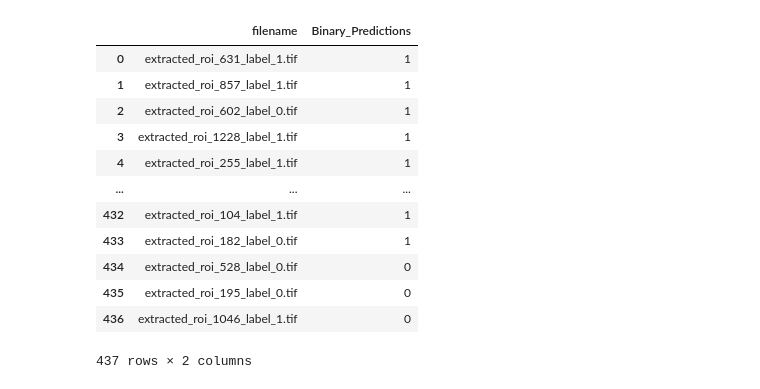
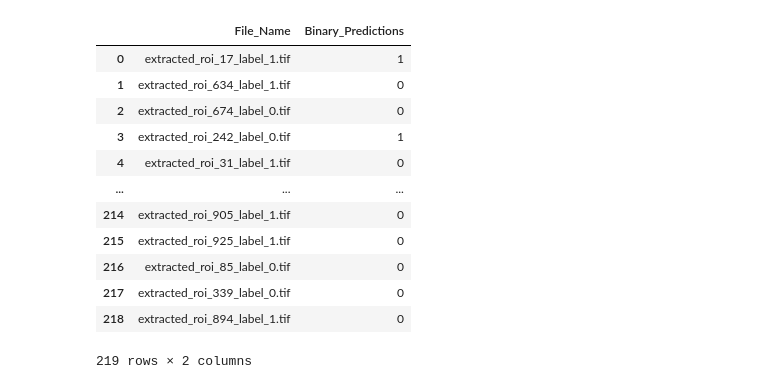
Before and after one commit to Dreyyyyy/IC, a Jupyter notebook: satelite/cnn.ipynb, the cells around one changed output. Cells and saved outputs as stored; diff of their text form; code cells hidden in the pictures.

Commit message:
cnn/convert_dataset updated

```diff
--- a/satelite/cnn.ipynb
+++ b/satelite/cnn.ipynb
@@ -172,4 +179,27 @@ Epoch 10/10
 # %%
+# Extract labels from file names
+test_labels = [int(file.split('_label_')[-1].split('.')[0]) for file in test_files]
+
+# Create DataFrame with file paths and labels
+test_df = pd.DataFrame({'File_Name': test_files, 'Label': test_labels})
+
+# Get list of all .tif files in the test folder
+test_image_files = [os.path.join(test, f) for f in os.listdir(test) if f.endswith('.tif')]
+
+# Prepare data for testing
+test_images = []
+for image_path in test_image_files:
+    img = tf.keras.preprocessing.image.load_img(image_path, target_size=(img_width, img_height))
+    img = tf.keras.preprocessing.image.img_to_array(img)
+    img = img / 255.0  # Normalize pixel values
+    test_images.append(img)
+
+# Convert the list of images to numpy array
+test_images = np.array(test_images)
+
+# Get predictions for the test data
+predictions = model.predict(test_images)
+
 # Define the file path where you want to save the CSV file
 csv_filename = '/home/shuruyi/Documents/qgis/google_satelite/test_labels.csv'
 
@@ -181,11 +211,11 @@ binary_predictions = (predictions > 0.5).astype(int)
 
 # Create a DataFrame for binary predictions
 binary_predictions_df = pd.DataFrame(binary_predictions, columns=['Binary_Predictions'])
+binary_predictions_df
 
 # Concatenate train_df with binary_predictions_df
-concatenated_df = pd.concat([test_df, binary_predictions_df], axis=1)
+concatenated_df = pd.concat([test_df.File_Name, binary_predictions_df], axis=1)
 
 # Print the binary predictions
-concatenated_df = concatenated_df.drop("label", axis=1)
 concatenated_df
 # %% [output]
@@ -192,13 +223,13 @@ concatenated_df
-|  | filename | Binary_Predictions |
-| 0 | extracted_roi_631_label_1.tif | 1 |
-| 1 | extracted_roi_857_label_1.tif | 1 |
-| 2 | extracted_roi_602_label_0.tif | 1 |
-| 3 | extracted_roi_1228_label_1.tif | 1 |
-| 4 | extracted_roi_255_label_1.tif | 1 |
+|  | File_Name | Binary_Predictions |
+| 0 | extracted_roi_17_label_1.tif | 1 |
+| 1 | extracted_roi_634_label_1.tif | 0 |
+| 2 | extracted_roi_674_label_0.tif | 0 |
+| 3 | extracted_roi_242_label_0.tif | 1 |
+| 4 | extracted_roi_31_label_1.tif | 0 |
 | ... | ... | ... |
-| 432 | extracted_roi_104_label_1.tif | 1 |
-| 433 | extracted_roi_182_label_0.tif | 1 |
-| 434 | extracted_roi_528_label_0.tif | 0 |
-| 435 | extracted_roi_195_label_0.tif | 0 |
-| 436 | extracted_roi_1046_label_1.tif | 0 |
+| 214 | extracted_roi_905_label_1.tif | 0 |
+| 215 | extracted_roi_925_label_1.tif | 0 |
+| 216 | extracted_roi_85_label_0.tif | 0 |
+| 217 | extracted_roi_339_label_0.tif | 0 |
+| 218 | extracted_roi_894_label_1.tif | 0 |
-437 rows × 2 columns
+219 rows × 2 columns
```
Also changed, not shown: parts of 9 cells of this notebook, 3 other files.
